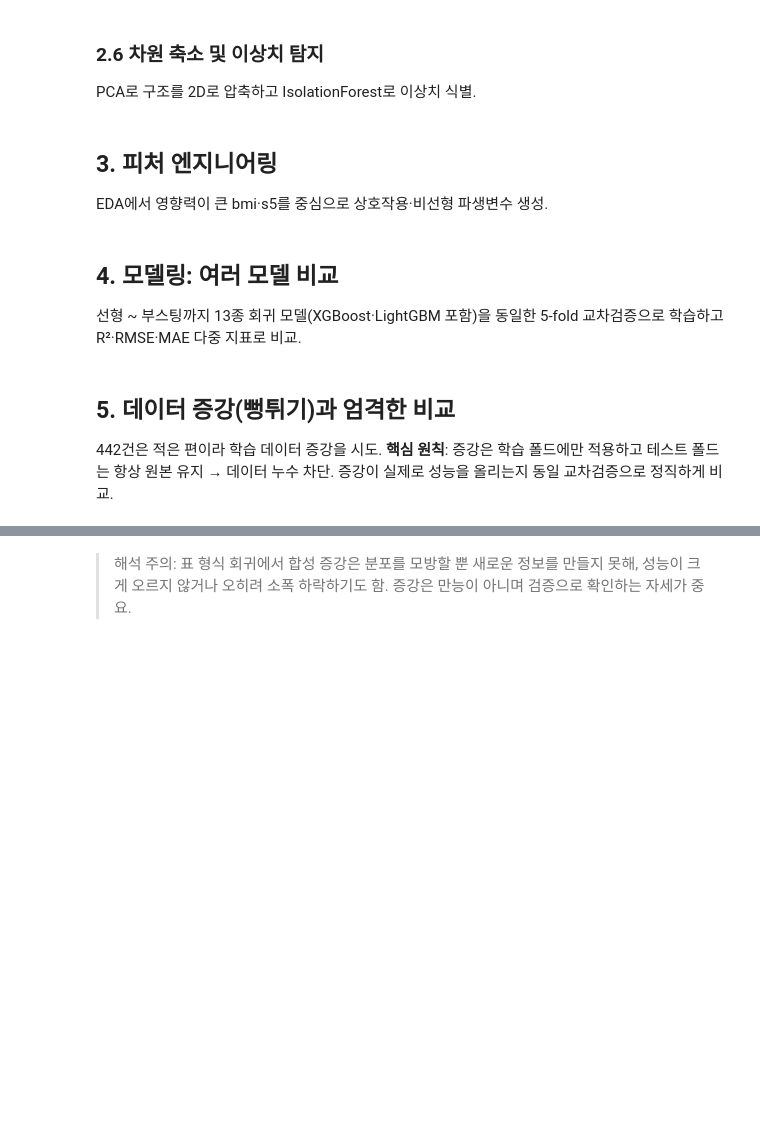
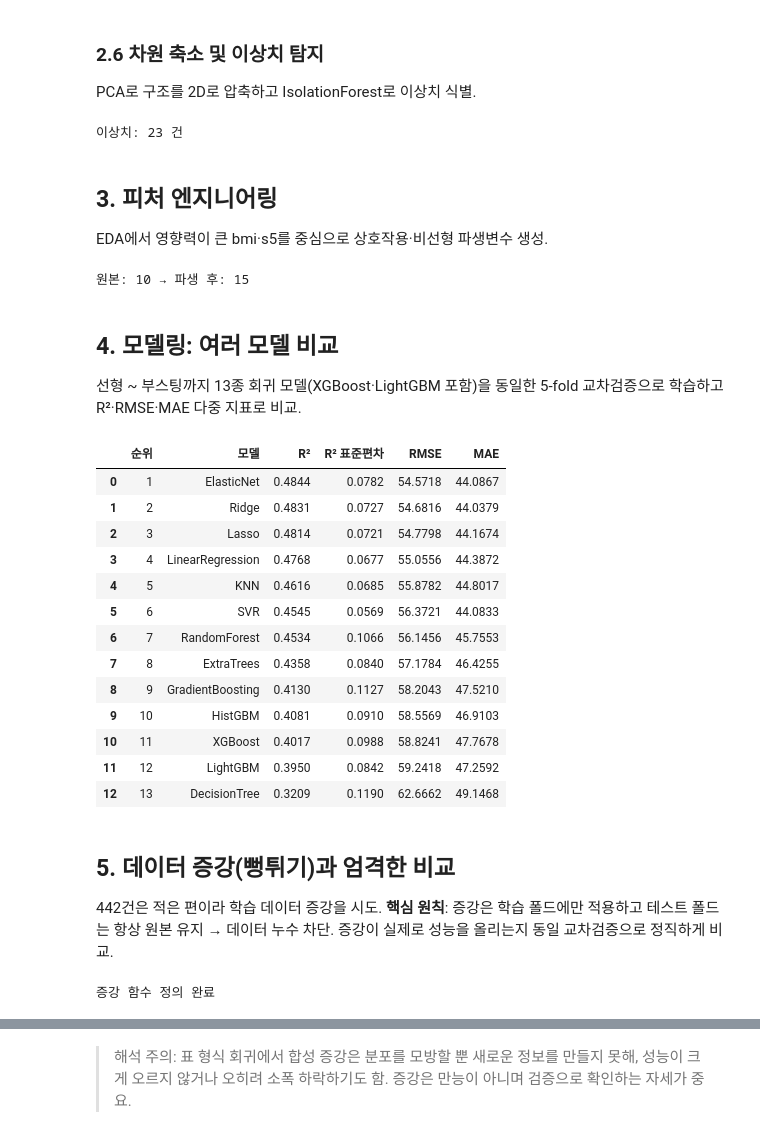
Before and after one commit to jieunseo02/second-repo, a Jupyter notebook: notebooks/diabetes_advanced_practice.ipynb, the cells around one changed output, grey strips where cells are left out. Cells and saved outputs as stored; diff of their text form; code cells hidden in the pictures; blank space fills up the shorter version.

```diff
--- a/notebooks/diabetes_advanced_practice.ipynb
+++ b/notebooks/diabetes_advanced_practice.ipynb
@@ -138,10 +185,13 @@ px.scatter(______).show()                      # PC1-PC2 평면에 target 으로
 # %%
 # [TODO 10] IsolationForest 로 이상치 탐지
-iso = IsolationForest(______).fit(Xs)          # 표본의 약 5%를 이상치로 가정(contamination)
+iso = IsolationForest(contamination=0.05, random_state=RANDOM_STATE).fit(Xs)          # 표본의 약 5%를 이상치로 가정(contamination)
 flag = iso.predict(Xs)                          # 정상=1, 이상치=-1 로 반환
 print("이상치:", int((flag == -1).sum()), "건")
-pdf["판정"] = np.where(______)                  # -1 인 표본을 "이상치"로 라벨링
-px.scatter(______).show()                      # 이상치를 PCA 평면에서 색으로 구분
+pdf["판정"] = np.where(flag == -1, "이상치", "정상")                  # -1 인 표본을 "이상치"로 라벨링
+px.scatter(pdf, x="PC1", y="PC2", color="판정",
+           title="IsolationForest 이상치 (PCA 평면)").show()                      # 이상치를 PCA 평면에서 색으로 구분
+# %% [output]
+이상치: 23 건
 # %% [markdown]
 ## 3. 피처 엔지니어링
 
@@ -150,14 +200,16 @@ EDA에서 영향력이 큰 bmi·s5를 중심으로 상호작용·비선형 파
 # [TODO 11] 피처 엔지니어링 — EDA 에서 영향이 큰 bmi·s5 로 파생변수 생성
 def add_features(d_in):
     d = d_in.copy()
-    d["bmi_s5"] = ______        # 핵심 두 변수의 상호작용(곱)
-    d["bmi_bp"] = ______        # 비만 × 혈압
-    d["s5_bp"]  = ______        # 중성지방 × 혈압
-    d["tc_hdl_gap"] = ______    # 총콜레스테롤 - HDL (지질 균형)
-    d["bmi_sq"] = ______        # bmi 의 비선형(2차) 항
+    d["bmi_s5"] =d["bmi"] * d["s5"]        # 핵심 두 변수의 상호작용(곱)
+    d["bmi_bp"] = d["bmi"] * d["bp"]        # 비만 × 혈압
+    d["s5_bp"]  = d["s5"]  * d["bp"]        # 중성지방 × 혈압
+    d["tc_hdl_gap"] = d["s1"] - d["s3"]    # 총콜레스테롤 - HDL (지질 균형)
+    d["bmi_sq"] = d["bmi"] ** 2        # bmi 의 비선형(2차) 항
     return d
 Xfe = add_features(X)
 print("원본:", X.shape[1], "→ 파생 후:", Xfe.shape[1])
+# %% [output]
+원본: 10 → 파생 후: 15
 # %% [markdown]
 ## 4. 모델링: 여러 모델 비교
 
@@ -165,29 +217,46 @@ print("원본:", X.shape[1], "→ 파생 후:", Xfe.shape[1])
 # %%
 # [TODO 12] 13종 회귀 모델 라인업 + 다중 지표(R²·RMSE·MAE) 비교
 def sc(m): return make_pipeline(StandardScaler(), m)   # 선형·거리 모델은 표준화 파이프라인으로
 models = {
     "LinearRegression": sc(LinearRegression()),
     "Ridge": sc(Ridge(alpha=1.0)),
     "Lasso": sc(Lasso(alpha=0.1, max_iter=10000)),
     "ElasticNet": sc(ElasticNet(alpha=0.1, l1_ratio=0.5, max_iter=10000)),
     "SVR": sc(SVR(C=100, gamma="scale")),
     "KNN": sc(KNeighborsRegressor(n_neighbors=15)),
     "DecisionTree": DecisionTreeRegressor(max_depth=4, random_state=RANDOM_STATE),
     "RandomForest": RandomForestRegressor(n_estimators=400, random_state=RANDOM_STATE),
     "ExtraTrees": ExtraTreesRegressor(n_estimators=400, random_state=RANDOM_STATE),
     "GradientBoosting": GradientBoostingRegressor(random_state=RANDOM_STATE),
     "HistGBM": HistGradientBoostingRegressor(random_state=RANDOM_STATE),
-    "XGBoost": XGBRegressor(______),       # 부스팅: 트리를 순차적으로 더해 잔차를 줄임 (verbosity=0 로 로그 끔)
-    "LightGBM": LGBMRegressor(______),     # 빠른 부스팅 구현 (verbose=-1 로 로그 끔)
+    "XGBoost": XGBRegressor(n_estimators=400, learning_rate=0.05, max_depth=3,
+                            subsample=0.9, random_state=RANDOM_STATE, verbosity=0),       # 부스팅: 트리를 순차적으로 더해 잔차를 줄임 (verbosity=0 로 로그 끔)
+    "LightGBM": LGBMRegressor(n_estimators=400, learning_rate=0.05,
+                              random_state=RANDOM_STATE, verbose=-1),     # 빠른 부스팅 구현 (verbose=-1 로 로그 끔)
 }
-scoring = ______                            # 한 번에 측정할 지표 3종(R²·RMSE·MAE) 딕셔너리
+scoring = {"R2": "r2", "RMSE": "neg_root_mean_squared_error", "MAE": "neg_mean_absolute_error"}                            # 한 번에 측정할 지표 3종(R²·RMSE·MAE) 딕셔너리
 cv = KFold(n_splits=5, shuffle=True, random_state=RANDOM_STATE)
 rows = []
 for name, m in models.items():
-    r = cross_validate(______)              # 모델을 교차검증하며 여러 지표를 동시에 측정
+    r = cross_validate(m, Xfe, y, cv=cv, scoring=scoring)              # 모델을 교차검증하며 여러 지표를 동시에 측정
     rows.append({"모델": name, "R²": r["test_R2"].mean(), "R² 표준편차": r["test_R2"].std(),
                  "RMSE": -r["test_RMSE"].mean(), "MAE": -r["test_MAE"].mean()})
 cmp = pd.DataFrame(rows).sort_values("R²", ascending=False).reset_index(drop=True)
 cmp.insert(0, "순위", cmp.index + 1); display(cmp.round(4))
+# %% [output]
+|  | 순위 | 모델 | R² | R² 표준편차 | RMSE | MAE |
+| 0 | 1 | ElasticNet | 0.4844 | 0.0782 | 54.5718 | 44.0867 |
+| 1 | 2 | Ridge | 0.4831 | 0.0727 | 54.6816 | 44.0379 |
+| 2 | 3 | Lasso | 0.4814 | 0.0721 | 54.7798 | 44.1674 |
+| 3 | 4 | LinearRegression | 0.4768 | 0.0677 | 55.0556 | 44.3872 |
+| 4 | 5 | KNN | 0.4616 | 0.0685 | 55.8782 | 44.8017 |
+| 5 | 6 | SVR | 0.4545 | 0.0569 | 56.3721 | 44.0833 |
+| 6 | 7 | RandomForest | 0.4534 | 0.1066 | 56.1456 | 45.7553 |
+| 7 | 8 | ExtraTrees | 0.4358 | 0.0840 | 57.1784 | 46.4255 |
+| 8 | 9 | GradientBoosting | 0.4130 | 0.1127 | 58.2043 | 47.5210 |
+| 9 | 10 | HistGBM | 0.4081 | 0.0910 | 58.5569 | 46.9103 |
+| 10 | 11 | XGBoost | 0.4017 | 0.0988 | 58.8241 | 47.7678 |
+| 11 | 12 | LightGBM | 0.3950 | 0.0842 | 59.2418 | 47.2592 |
+| 12 | 13 | DecisionTree | 0.3209 | 0.1190 | 62.6662 | 49.1468 |
 # %%
 # [TODO 13] 모델별 성능 비교 시각화
@@ -201,17 +272,19 @@ px.bar(______).show()      # RMSE(낮을수록 좋음) 기준으로 정렬해
 # [TODO 14] 데이터 증강 함수 정의 (학습 데이터 뻥튀기)
 def aug_gaussian(Xtr, ytr, n_new, noise=0.5, seed=0):
     rng = np.random.RandomState(seed)
-    idx = rng.randint(______)            # 기존 표본에서 무작위로 n_new 개 인덱스 선택
-    Xn = Xtr.values[idx] + rng.normal(______) * Xtr.values.std(0)   # 표본에 정규분포 잡음을 더해 유사 표본 생성
+    idx = rng.randint(0, len(Xtr), n_new)            # 기존 표본에서 무작위로 n_new 개 인덱스 선택
+    Xn = Xtr.values[idx] + rng.normal(0, noise, (n_new, Xtr.shape[1])) * Xtr.values.std(0)   # 표본에 정규분포 잡음을 더해 유사 표본 생성
     yn = ytr.values[idx] + rng.normal(0, noise, n_new) * ytr.values.std()
     return pd.DataFrame(Xn, columns=Xtr.columns), pd.Series(yn)
 
 def aug_gmm(Xtr, ytr, n_new, n_comp=8, seed=0):
     Z = np.column_stack([Xtr.values, ytr.values])    # 피처와 타깃을 함께 분포 학습
-    gm = GaussianMixture(______).fit(Z)              # 가우시안 혼합으로 데이터 분포 추정
-    samp, _ = gm.sample(______)                      # 추정한 분포에서 새 표본 생성
+    gm = GaussianMixture(n_components=n_comp, covariance_type="full", random_state=seed).fit(Z)              # 가우시안 혼합으로 데이터 분포 추정
+    samp, _ = gm.sample(n_new)                      # 추정한 분포에서 새 표본 생성
     return pd.DataFrame(samp[:, :-1], columns=Xtr.columns), pd.Series(samp[:, -1])
 print("증강 함수 정의 완료")
+# %% [output]
+증강 함수 정의 완료
 # %%
 # [TODO 15] 누수 없는 증강 비교 — 증강은 학습 폴드에만, 테스트는 원본 유지
 def eval_aug(Xd, aug_fn=None, mult=1.0, seed=RANDOM_STATE):
```
Also changed, not shown: parts of 16 cells of this notebook, 1 other file.
